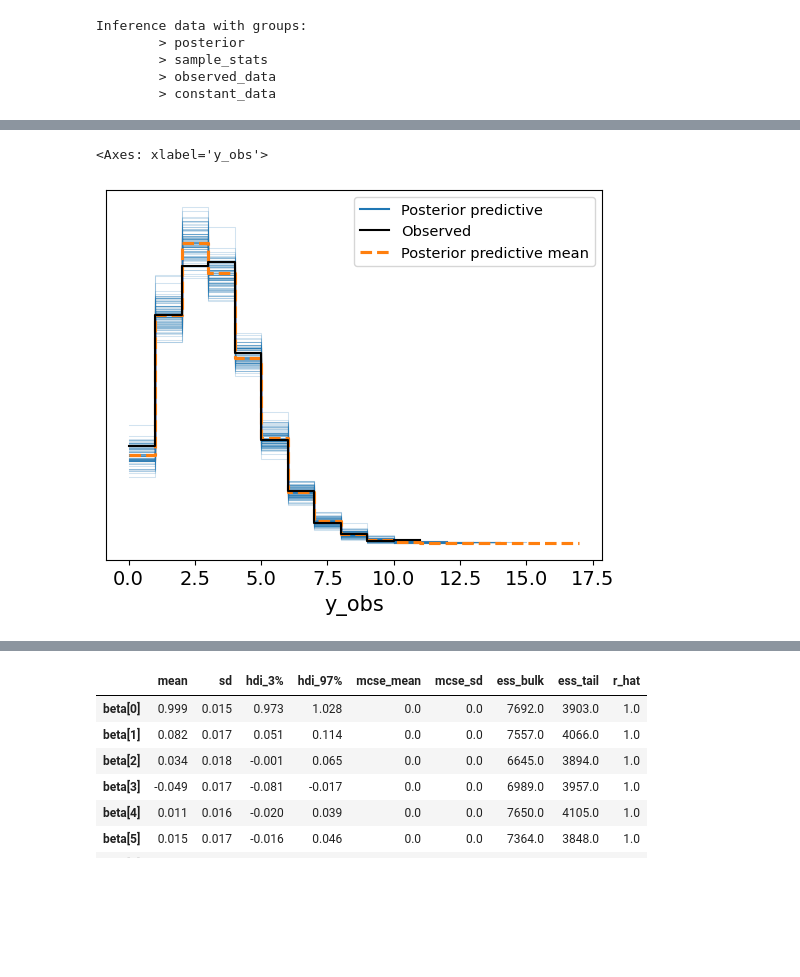
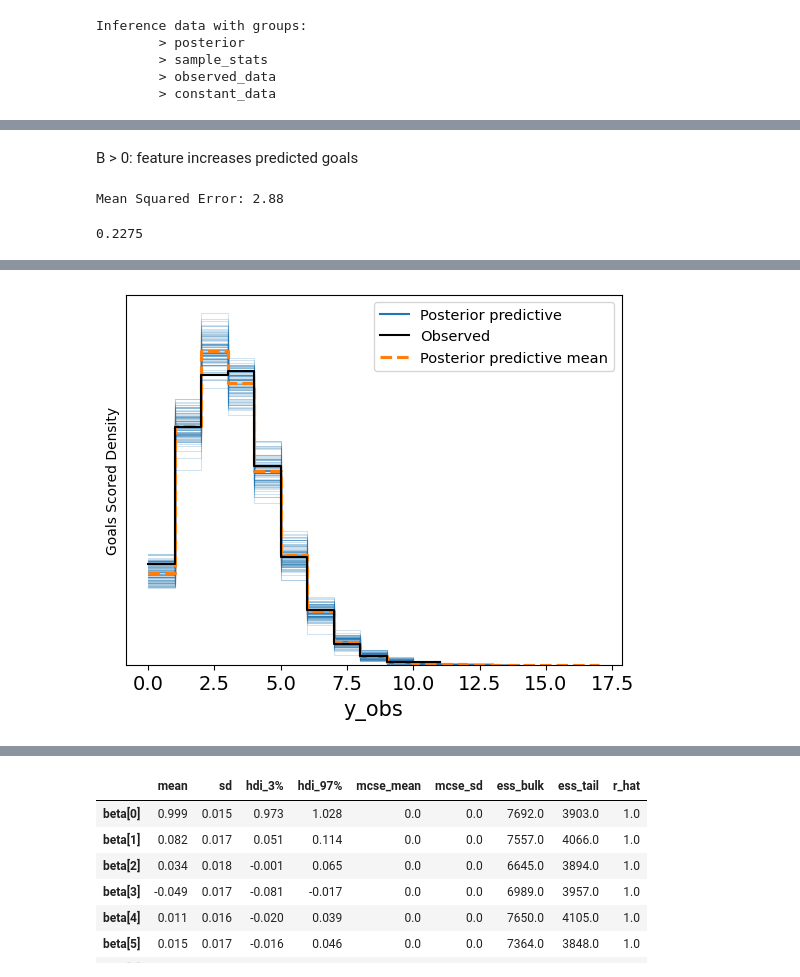
Before and after one commit to strojanski/ML-DS-I, a Jupyter notebook: hw6 - bayes/main.ipynb, the cells around one changed output, grey strips where cells are left out. Drawn from its saved outputs; the diff is of its cells as text; code cells hidden in the pictures; blank space fills up the shorter version.

```diff
--- a/hw6 - bayes/main.ipynb
+++ b/hw6 - bayes/main.ipynb
@@ -93,0 +122,2 @@ array([[<Axes: title={'center': 'beta'}>,
+# %% [markdown]
+B > 0: feature increases predicted goals
@@ -94,3 +131,14 @@ array([[<Axes: title={'center': 'beta'}>,
+# %%
+# Get MSE
+from sklearn.metrics import mean_squared_error
+mse = mean_squared_error(df["GoalsScored"][100:500], predictions)
+print(f"Mean Squared Error: {mse:.2f}")
+# %% [output]
+Mean Squared Error: 2.88
+# %%
+print(np.mean(predictions == df[100:500]["GoalsScored"].to_numpy().flatten().astype(int)))  # Accuracy of predictions
+# %% [output]
+0.2275
 # %%
 with model:
     pm.sample_posterior_predictive(idata, extend_inferencedata=True, random_seed=123)
@@ -99,10 +147,15 @@ Sampling: [y_obs]
 [interactive output not drawn]
 [interactive output not drawn]
 # %%
-az.plot_ppc(idata, num_pp_samples=100)
+ax = az.plot_ppc(idata, num_pp_samples=100)
+ax.set_ylabel("Goals Scored Density")
+ax.tick_params(axis='y', which='both', labelleft=True, left=True)
+
+ax.set_ylim(0, None)
+ax.set_yticks(ax.get_yticks())  # Force showing ticks
+plt.show()
 # %% [output]
-<Axes: xlabel='y_obs'>
-[figure, old version]
+[figure, new version]
 # %%
 for i in range(1, 9):
     az.plot_trace(idata, coords={"beta_dim_0": i}, var_names=["beta"], figsize=(14, 5), combined=False)
```
Also changed, not shown: parts of 19 cells of this notebook, 1 other file.
